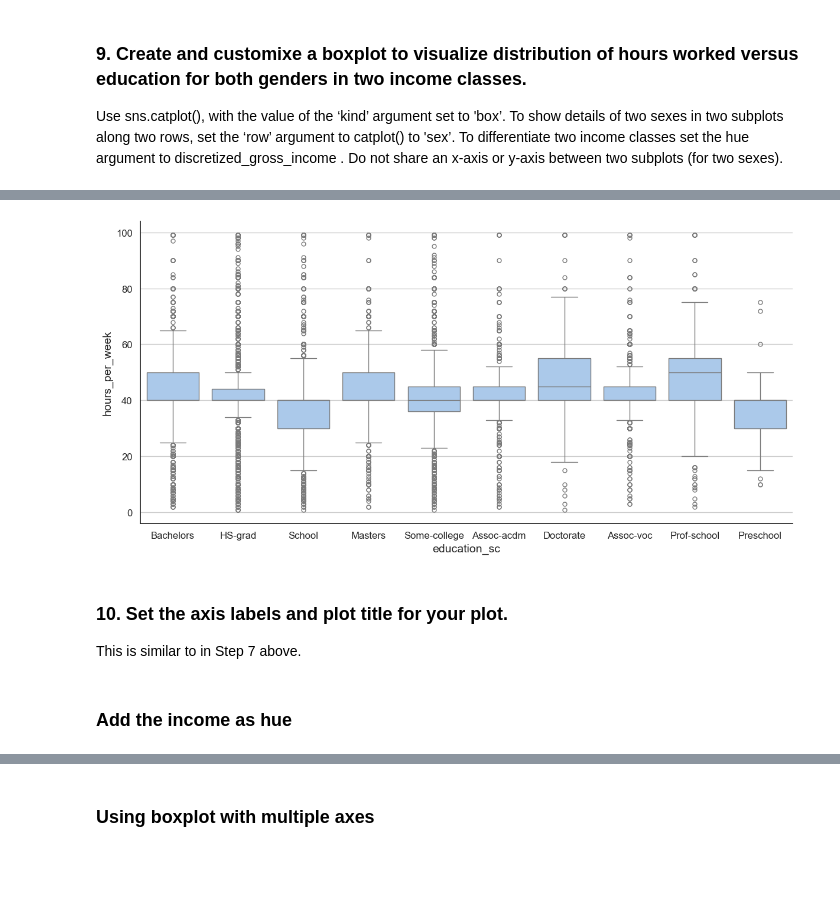
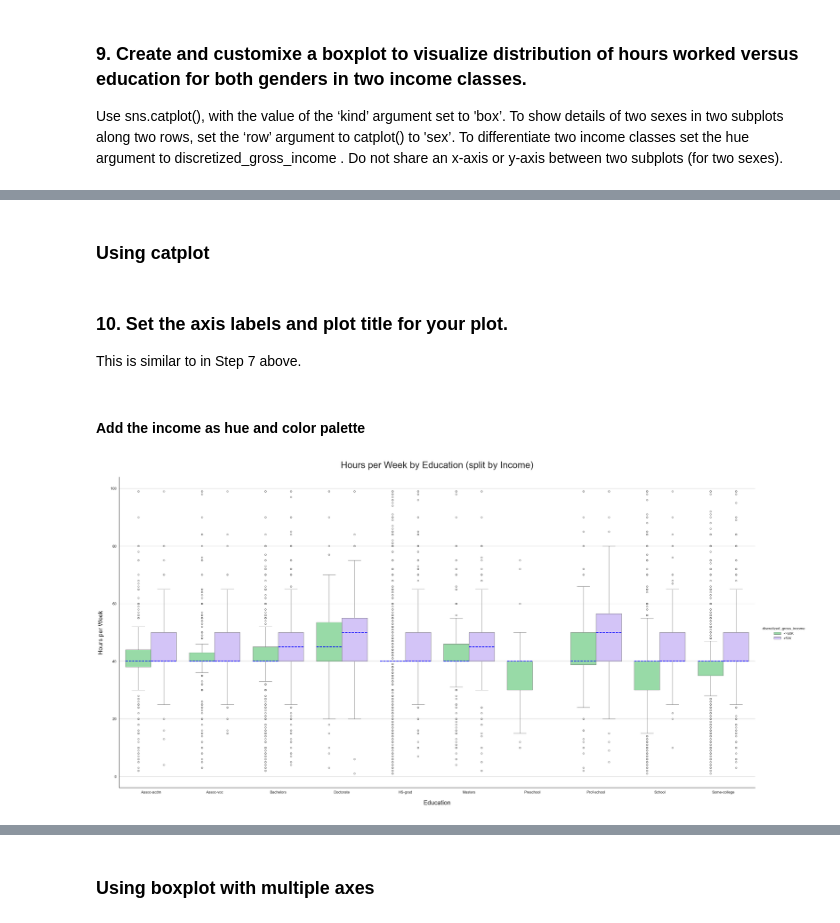
Before and after one commit to moniguima/Data_Visualization_with_Matplotlib_and_Seaborn_Walkthrough, a Jupyter notebook: notebooks/P3/Walkthrough_P3_M2.ipynb, the cells around one changed output, grey strips where cells are left out. Saved outputs shown, nothing was run; the diff lists cells and outputs as text; code cells hidden in the pictures; blank space fills up the shorter version.

```diff
--- a/notebooks/P3/Walkthrough_P3_M2.ipynb
+++ b/notebooks/P3/Walkthrough_P3_M2.ipynb
@@ -435,0 +668,3 @@ plt.show()
+# %%
+edu_order = sorted(df["education_sc"].unique())
+edu_order
@@ -571,23 +1082,35 @@ plt.show()
+# %% [markdown]
+### Using catplot
+# %% [markdown]
+### 10. Set the axis labels and plot title for your plot.
+
+This is similar to in Step 7 above.
+# %% [markdown]
+#### Add the income as hue and color palette
 # %%
 sns.set_theme(style = "white",
         palette = "pastel",
         rc =
-        {'figure.figsize':(25,12),
+        {'figure.figsize':(30,15),
          'axes.titlesize': 30,
-         'axes.labelsize': 14,
+         'axes.labelsize': 20,
          'axes.grid':True,
          'xtick.labelsize':12,
          'ytick.labelsize':12}
 )
 # %%
-sns.catplot(data = df, x = "education_sc", y = "hours_per_week",
-           kind = "box", height = 6, aspect = 2)
+fc2 = sns.catplot(data = df, x = "education_sc",
+            y = "hours_per_week",
+            kind = "box",
+            hue = "discretized_gross_income",
+            palette = ['#8de5a1', '#d0bbff'],
+            height = 15, aspect = 2,
+            order = edu_order,
+            medianprops={"color": "blue", "linewidth": 2, "linestyle": "--"} )
+fc2.set_axis_labels("Education", "Hours per Week", labelpad=20)
+fc2.ax.set_title(
+    "Hours per Week by Education (split by Income)",
+    pad = 30)
 plt.show()
 # %% [output]
-[figure, old version]
+[figure, new version]
-# %% [markdown]
-### 10. Set the axis labels and plot title for your plot.
-
-This is similar to in Step 7 above.
-# %% [markdown]
-### Add the income as hue
```
Also changed, not shown: parts of 127 cells of this notebook.
